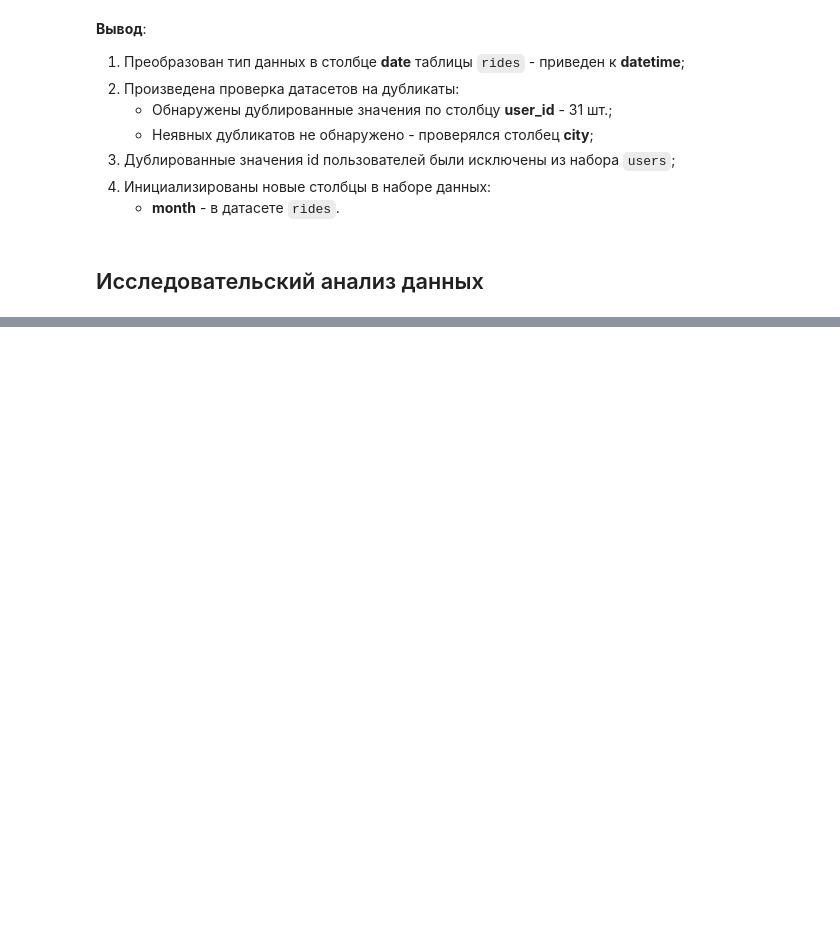
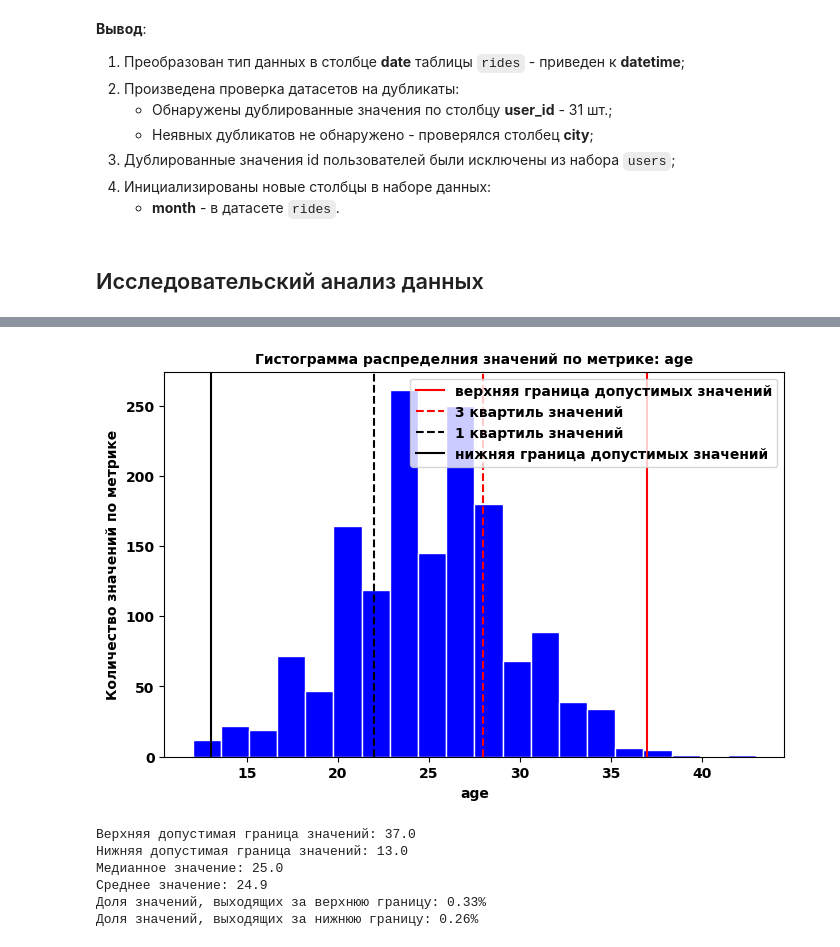
Before and after one commit to MrKostas/YandexPractikum_projects, a Jupyter notebook: notebooks/FifthPetProject_StatisticsAnalysis.ipynb, the cells around one changed output, grey strips where cells are left out. Saved outputs shown, nothing was run; the diff lists cells and outputs as text; code cells hidden in the pictures; blank space fills up the shorter version.

```diff
--- a/notebooks/FifthPetProject_StatisticsAnalysis.ipynb
+++ b/notebooks/FifthPetProject_StatisticsAnalysis.ipynb
@@ -306,0 +374,42 @@ print(f'Количество дублированных id пользовате
+# %%
+# инициализация пользовательской функции по построению гистограмм по передаваемым метрикам
+def histogram_plotting(data: pd.DataFrame, feature : str, bins: int, x_size: int, y_size: int):
+    # вычисление статистических метрик для дальнейшей визуализации
+    q1 = data[feature].quantile(0.25)
+    q3 = data[feature].quantile(0.75)
+    upper_bound = q3 + 1.5 * (q3 - q1)
+    lower_bound = q1 - 1.5 * (q3 - q1)
+
+    # построение визуализации
+    plt.figure(figsize = (x_size, y_size))
+    plt.hist(data[feature], color = 'blue', edgecolor = 'white', bins = bins)
+    plt.axvline(upper_bound, c = 'red', ls = '-', label = 'верхняя граница допустимых значений')
+    plt.axvline(q3, c = 'red', ls = '--', label = '3 квартиль значений')
+    plt.axvline(q1, c = 'black', ls = '--', label = '1 квартиль значений')
+    plt.axvline(lower_bound, c = 'black', ls = '-', label = 'нижняя граница допустимых значений')
+    plt.title(f'Гистограмма распределния значений по метрике: {feature}', fontsize = 10)
+    plt.xlabel(feature)
+    plt.ylabel('Количество значений по метрике')
+    plt.legend()
+    plt.show()
+
+    # вывод статистических метрик на экран
+    print('Верхняя допустимая граница значений:', upper_bound)
+    print('Нижняя допустимая граница значений:', lower_bound)
+    print('Медианное значение:', data[feature].median())
+    print('Среднее значение:', round(data[feature].mean(), 2))
+
+    # расчет доли аномальных значений по метрике
+    print('Доля значений, выходящих за верхнюю границу: {:.2%}'.format(data[data[feature] > upper_bound].shape[0] / data[feature].shape[0]))
+    print('Доля значений, выходящих за нижнюю границу: {:.2%}'.format(data[data[feature] < lower_bound].shape[0] / data[feature].shape[0]))
+# %%
+# построение визуализации по величине "возраст пользователей" - 'age'
+histogram_plotting(users, 'age', 20, 8, 5)
+# %% [output]
+[figure, added]
+Верхняя допустимая граница значений: 37.0
+Нижняя допустимая граница значений: 13.0
+Медианное значение: 25.0
+Среднее значение: 24.9
+Доля значений, выходящих за верхнюю границу: 0.33%
+Доля значений, выходящих за нижнюю границу: 0.26%
```
Also changed, not shown: parts of 18 cells of this notebook.
